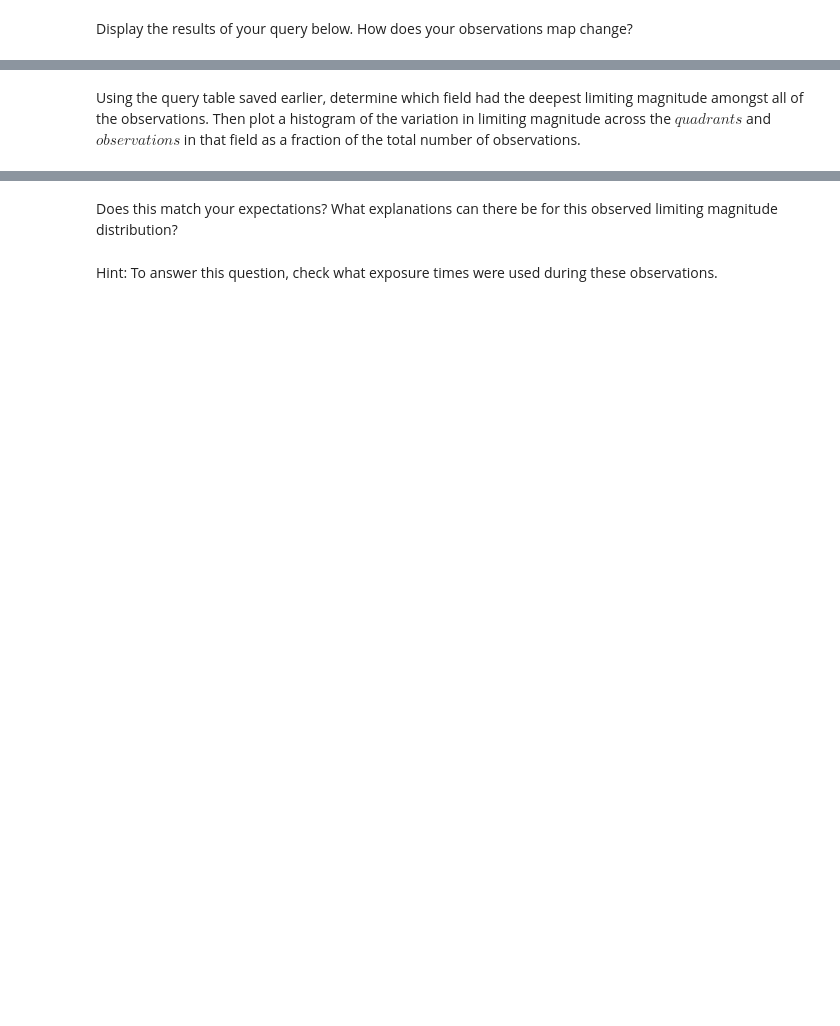
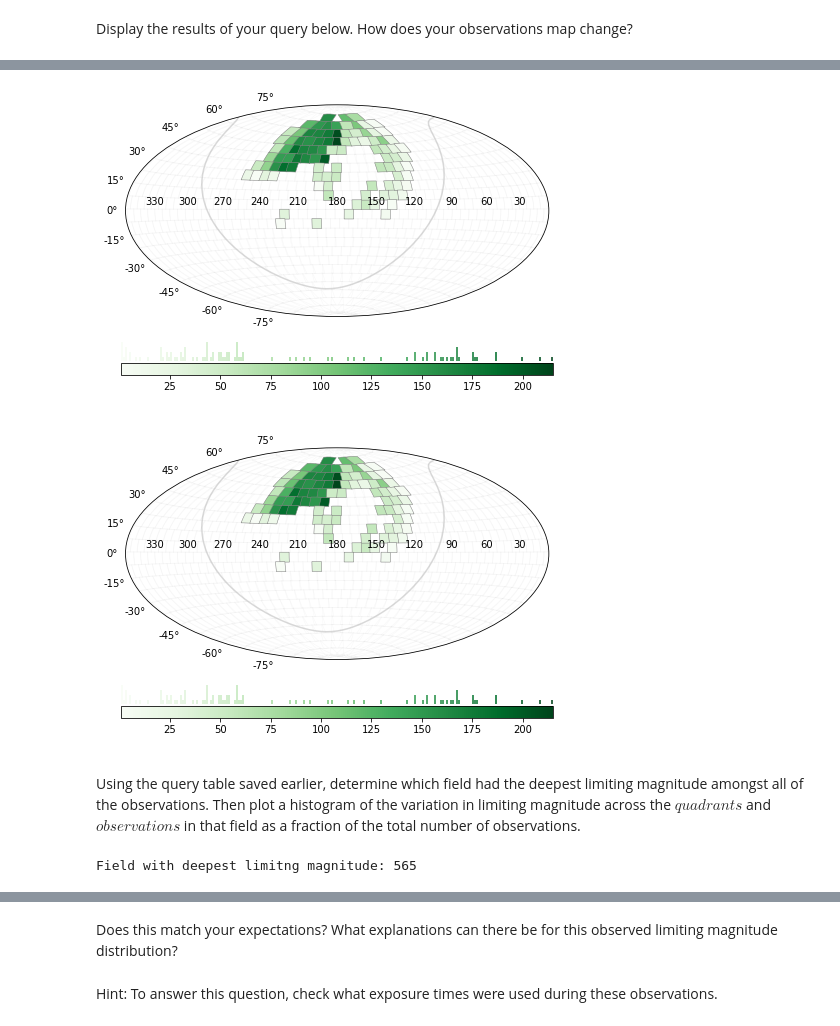
Before and after one commit to aswinsuresh24/ztf_summer_school_2022, a Jupyter notebook: lectures/01/lecture01.ipynb, the cells around one changed output, grey strips where cells are left out. Saved outputs shown, nothing was run; the diff lists cells and outputs as text; code cells hidden in the pictures; blank space fills up the shorter version.

```diff
--- a/lectures/01/lecture01.ipynb
+++ b/lectures/01/lecture01.ipynb
@@ -201,0 +205,6 @@ Now, select only the subset of observations from 2021-04-25 taken in g-band that
+# %%
+#Observations from 2019-04-25 are chosen instaed as there are no observations with >21 magnitude on 2021-04-25
+gquery = query.ZTFQuery()
+jdstart = Time("2019-04-25").jd
+jdend = Time("2019-04-26").jd
+gquery.load_metadata(sql_query=f"seeing<2 and filtercode='zg' and maglimit>21 and obsjd BETWEEN {jdstart} AND {jdend}")
@@ -202,4 +228,5 @@ Now, select only the subset of observations from 2021-04-25 taken in g-band that
 # %% [markdown]
 Display the results of your query below. How does your observations map change?
 # %%
-zquery.show_gri_fields(title='deep g-band observations')
+gquery.show_gri_fields(title='deep g-band observations')
+# %% [output]
@@ -206,2 +234,4 @@ zquery.show_gri_fields(title='deep g-band observations')
+[figure, added]
+[figure, added]
 # %% [markdown]
 Using the query table saved earlier, determine which field had the deepest limiting magnitude amongst all of the observations. Then plot a histogram of the variation in limiting magnitude across the $\textit{quadrants}$ and $\textit{observations}$ in that field as a fraction of the total number of observations.
@@ -211,0 +238,5 @@ Using the query table saved earlier, determine which field had the deepest limit
+# %%
+deep_mag = query_table['field'][int(query_table['maglimit'].idxmax())]
+print(f"Field with deepest limitng magnitude: {deep_mag}")
+# %% [output]
+Field with deepest limitng magnitude: 565
```
Also changed, not shown: parts of 27 cells of this notebook, 1 other file.
